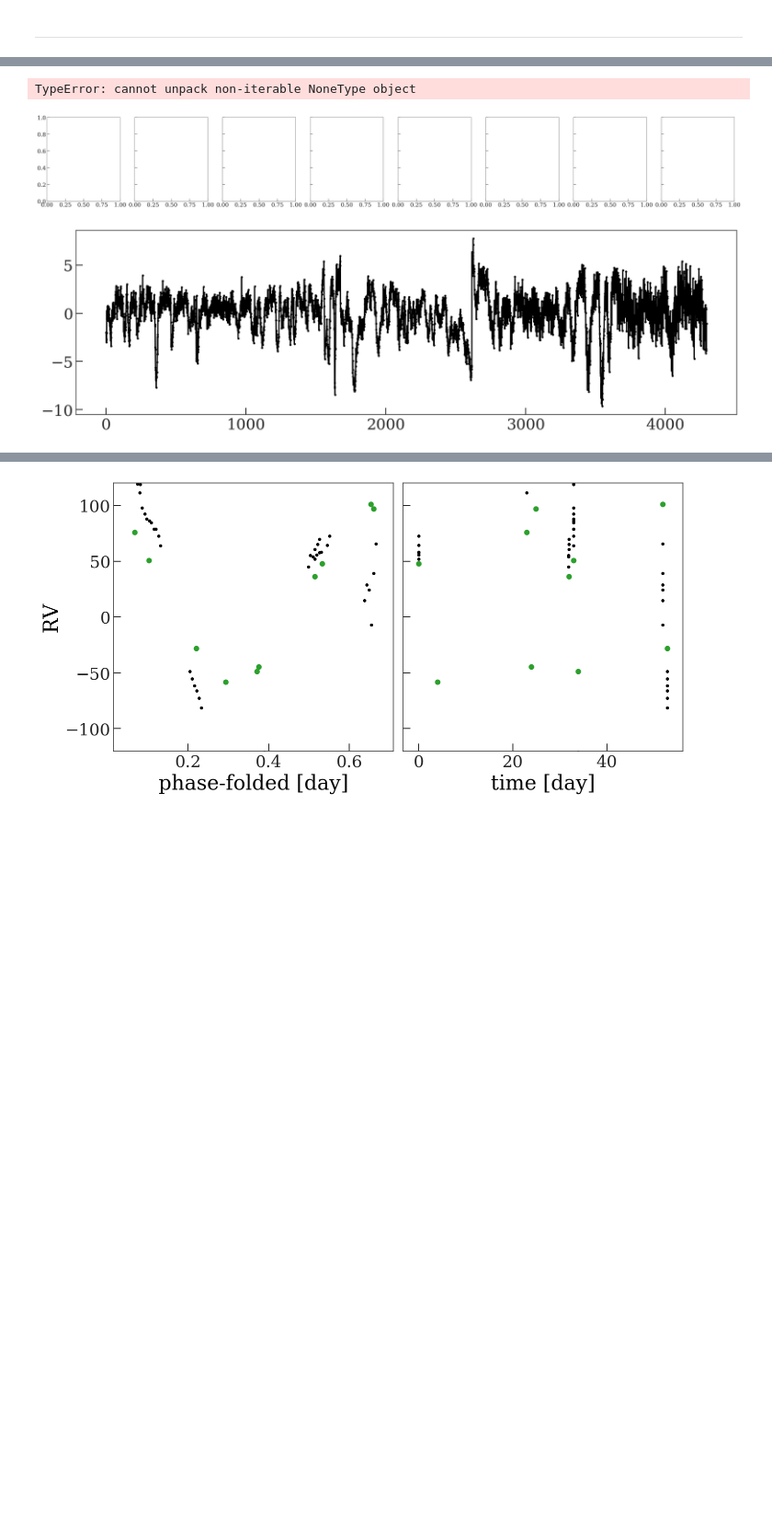
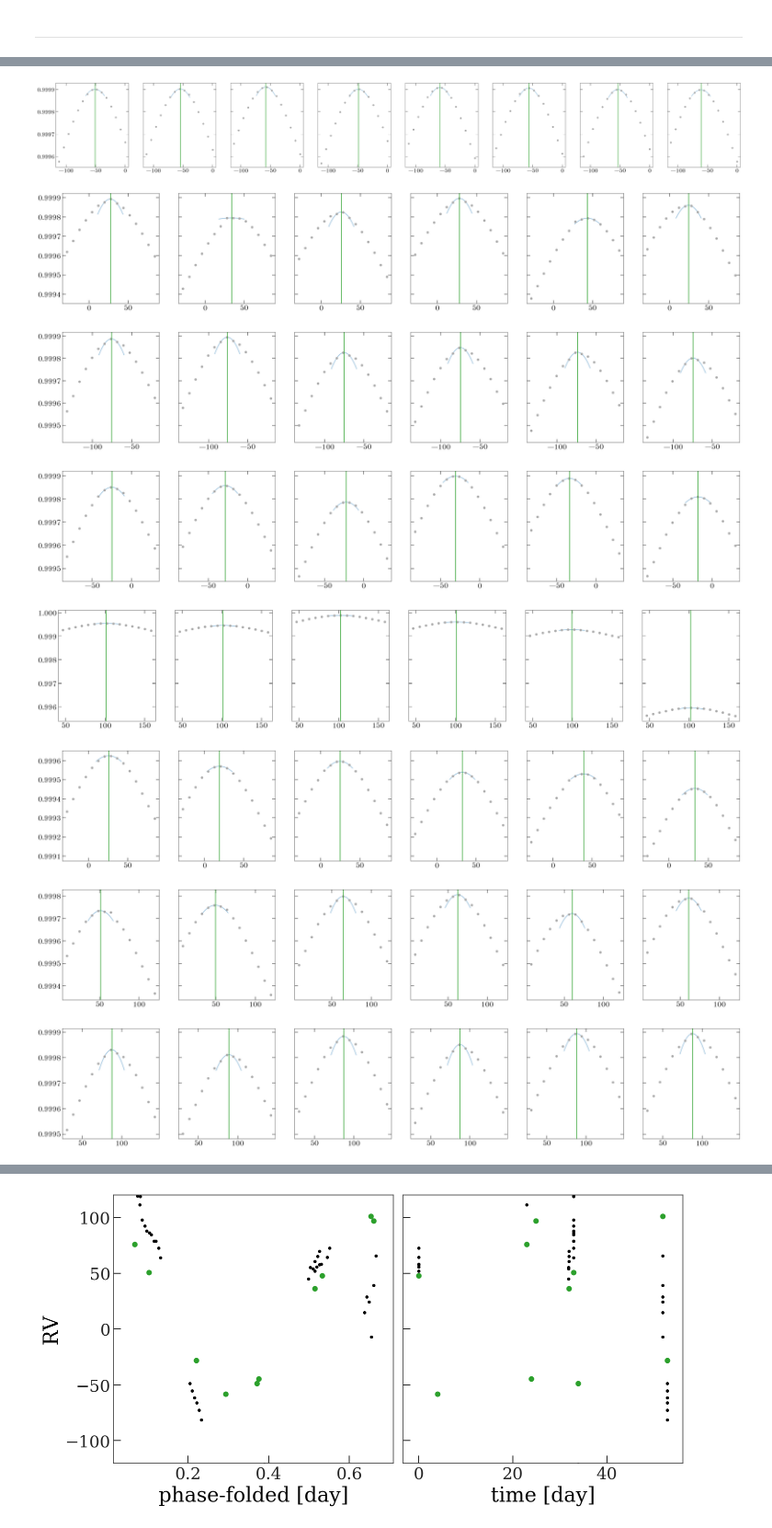
Before and after one commit to adrn/FunDepartment, a Jupyter notebook: notebooks/Run-on-visits.ipynb, the cells around one changed output, grey strips where cells are left out. Shown at 92% size. Saved outputs shown, nothing was run; the diff lists cells and outputs as text; code cells hidden in the pictures; blank space fills up the shorter version.

```diff
--- a/notebooks/Run-on-visits.ipynb
+++ b/notebooks/Run-on-visits.ipynb
@@ -283,4 +168,15 @@ def bag_of_hacks_cross_correlate(frame_spectrum, normed_ref_spectrum,
+# %%
+cc_dv = 4 * u.km/u.s
+visit = visits[0]
+spectra = visit.get_frame_spectra()
+s = spectra[list(spectra.keys())[0]]
+
+masked_s = apply_masks(s)
+normed_masked_s, interp_template_s = polynomial_fit_to_template(
+    masked_s, combined_spectrum, deg=5,
+    dv=visit['VREL']*u.km/u.s)
 # %%
-bag_of_hacks_cross_correlate(
-    masked_s, normed_ref_spectrum,
-    K_half=7, dv=dv, v0=visit['VREL']*u.km/u.s)
+cc_dv = 8*u.km/u.s
+cc, vs, M = bag_of_hacks_cross_correlate(
+    normed_masked_s, combined_spectrum,
+    K_half=7, dv=cc_dv, v0=visit['VREL']*u.km/u.s)
@@ -303,7 +200,7 @@ bag_of_hacks_cross_correlate(
 # plt.plot(masked_s.wavelength, shifted_flux, marker='')
 # %%
 # for cross-correlation
-dv = 4 * u.km/u.s
+cc_dv_step = 8 * u.km/u.s
 
 mjds = []
 cc_rvs = []
@@ -328,26 +225,22 @@ for visit in visits:
 
         time = visit.frame_times[frame]
 
-        template_spectrum = apply_masks(combined_spectrum, fillnan=True)
-        s = apply_masks(s, fillnan=True)
-        masked_template_spectrum = apply_masks(combined_spectrum)
         masked_s = apply_masks(s)
 
-        normed_ref_spectrum = normalize_ref_to_frame(
-            masked_s, masked_template_spectrum, deg=9,  # MAGIC NUMBER
+        normed_masked_s, interp_template_s = polynomial_fit_to_template(
+            masked_s, combined_spectrum, deg=5,
             dv=visit['VREL']*u.km/u.s)
 
-        fig, filename = plot_normalized_ref_spectrum(
-            visit, frame,
-            s, template_spectrum, normed_ref_spectrum)
-        filename.parent.mkdir(exist_ok=True, parents=True)
-        fig.savefig(filename, dpi=250)
-        plt.close(fig)
+#         fig, filename = plot_normalized_ref_spectrum(
+#             visit, frame,
+#             s, template_spectrum, normed_ref_spectrum)
+#         filename.parent.mkdir(exist_ok=True, parents=True)
+#         fig.savefig(filename, dpi=250)
+#         plt.close(fig)
 
-        cc, cc_vs, (ffd, M) = bag_of_hacks_cross_correlate(
-#         cc, vs = cross_correlate(
-            s, normed_ref_spectrum,
-            K_half=7, dv=dv, v0=visit['VREL']*u.km/u.s)
+        cc, cc_vs, M = bag_of_hacks_cross_correlate(
+            normed_masked_s, combined_spectrum,
+            K_half=7, dv=cc_dv_step, v0=visit['VREL']*u.km/u.s)
         cc_dv, cc_poly = parabola_optimum(cc_vs.value, cc)
 
         cc_rvs.append(cc_dv)
@@ -365,8 +258,8 @@ for visit in visits:
         # ---
 
         ax = cc_axes[j]
-        grid = np.linspace(visit['VREL'] - 2*dv.value,
-                           visit['VREL'] + 2*dv.value,
+        grid = np.linspace(cc_dv - 2*cc_dv_step.value,
+                           cc_dv + 2*cc_dv_step.value,
                            128)
         if cc_poly is not None:
             ax.plot(grid, cc_poly(grid), marker='',
@@ -374,13 +267,9 @@ for visit in visits:
         ax.scatter(cc_vs.value, cc, color='#aaaaaa')
         ax.axvline(cc_dv, color='tab:green')
 
-        break
-
-    break
-
-    cc_fig.tight_layout()
-    cc_fig.savefig(plot_path / visit['APOGEE_ID'] / f"{visit['FILE']}-cc.png", dpi=250)
-    plt.close(cc_fig)
+    # cc_fig.tight_layout()
+    # cc_fig.savefig(plot_path / visit['APOGEE_ID'] / f"{visit['FILE']}-cc.png", dpi=250)
+    # plt.close(cc_fig)
 
 mjds = np.array(mjds)
 cc_rvs = np.array(cc_rvs)
@@ -392,3 +297,8 @@ visit_pmf = np.array(visit_pmf)
-TypeError: cannot unpack non-iterable NoneType object
-[figure, old version]
+[figure, new version]
-[figure, old version]
+[figure, new version]
+[figure, added]
+[figure, added]
+[figure, added]
+[figure, added]
+[figure, added]
+[figure, added]
```
Also changed, not shown: parts of 23 cells of this notebook.
